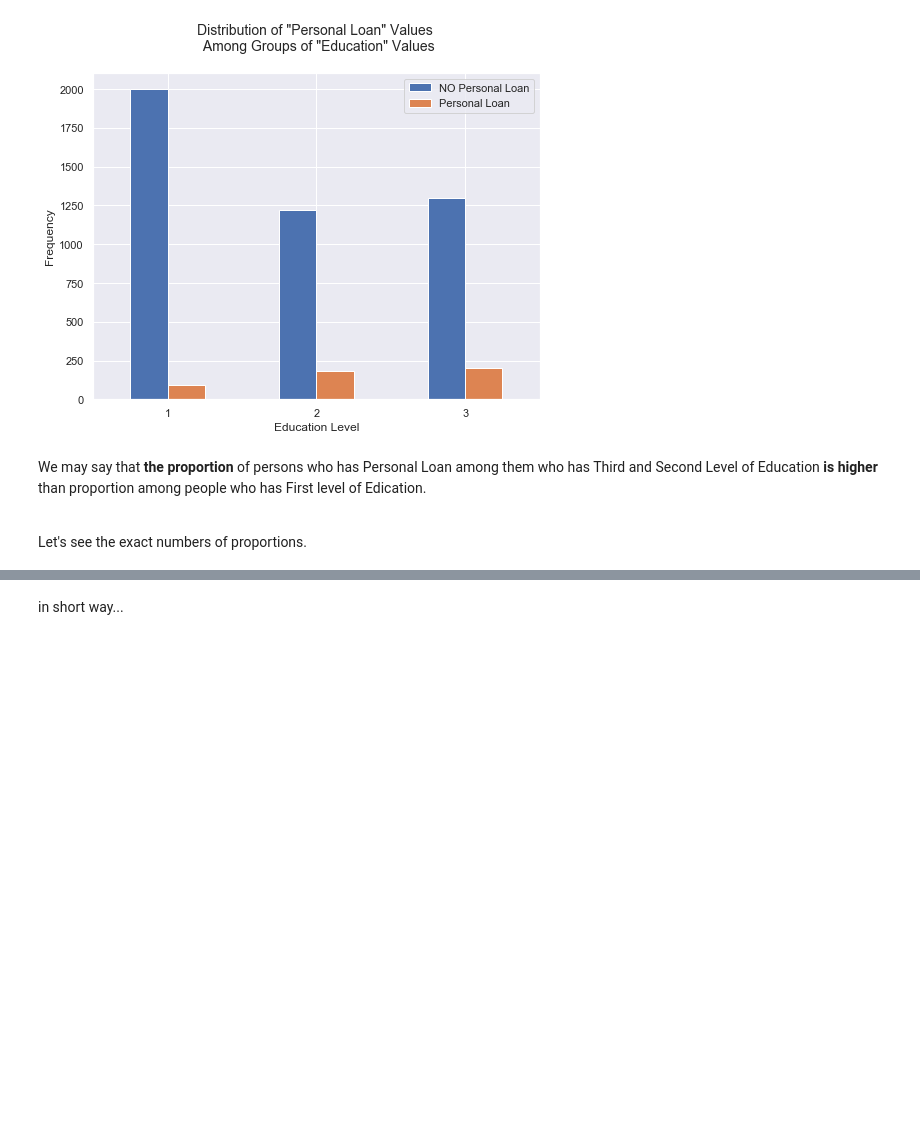
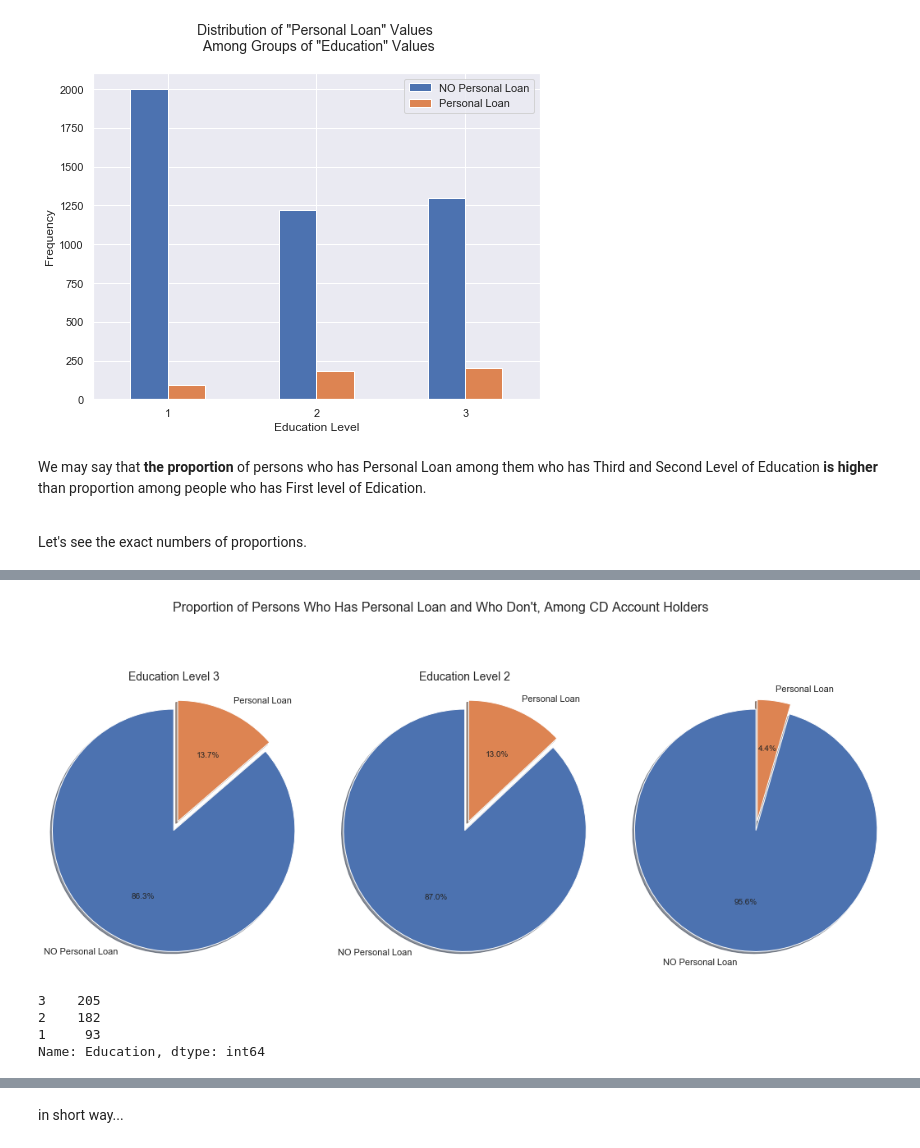
Before and after one commit to Alex-Romanenko/Bank_Looking_For_Clients, a Jupyter notebook: 00_main.ipynb, the cells around one changed output, grey strips where cells are left out. Cells and saved outputs as stored; diff of their text form; code cells hidden in the pictures; blank space fills up the shorter version.

```diff
--- a/00_main.ipynb
+++ b/00_main.ipynb
@@ -914,0 +903,32 @@ SyntaxError: invalid syntax (<ipython-input-339-7db5fb4f86ec>, line 2)
+# %%
+series_edu_3 = exp_df[exp_df['Education'] == 3]['Personal Loan'].value_counts()
+# %%
+series_edu_2 = exp_df[exp_df['Education'] == 2]['Personal Loan'].value_counts()
+# %%
+series_edu_1 = exp_df[exp_df['Education'] == 1]['Personal Loan'].value_counts()
+# %%
+labels = ['NO Personal Loan','Personal Loan']
+fig, (ax1, ax2, ax3) = plt.subplots(1,3, figsize = (18,6),subplot_kw=dict(aspect="equal"))
+plt.axis('equal')
+ax1.pie(series_edu_3, labels = labels, autopct= '%1.1f%%', shadow = True,explode = (0, 0.1), radius = 1.25, startangle = 90)
+ax1.set_title('Education Level 3',fontsize = 14, y = 1.1)
+
+ax2.pie(series_edu_2, labels = labels, autopct= '%1.1f%%', shadow = True,explode = (0, 0.1), radius = 1.25, startangle = 90)
+ax2.set_title('Education Level 2', fontsize = 14, y = 1.1)
+
+ax3.pie(series_edu_1, labels = labels, autopct= '%1.1f%%', shadow = True,explode = (0, 0.1), radius = 1.25, startangle = 90);
+ax3.set_title('Education Level 1',fontsize = 14, y = 1.1)
+
+plt.title('Proportion of Persons Who Has Personal Loan and Who Don\'t, Among CD Account Holders', fontsize = 16, y = 1.3, x = -0.8);
+
+plt.savefig('Proportion_of_PL_among edu_levels.png');
+# %% [output]
+[figure, added]
+# %%
+series_edu_4 = exp_df[exp_df['Personal Loan'] == 1]['Education'].value_counts()
+series_edu_4
+# %% [output]
+3    205
+2    182
+1     93
+Name: Education, dtype: int64
```
Also changed, not shown: parts of 48 cells of this notebook.
